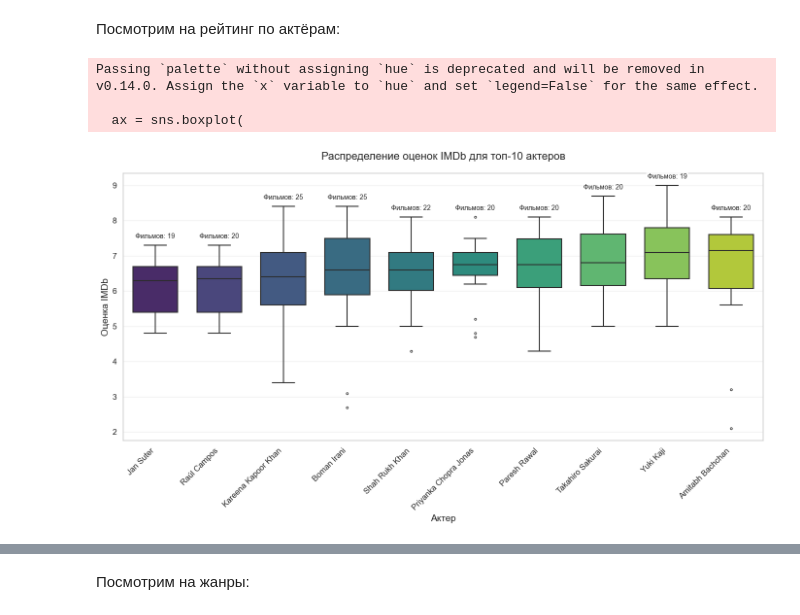
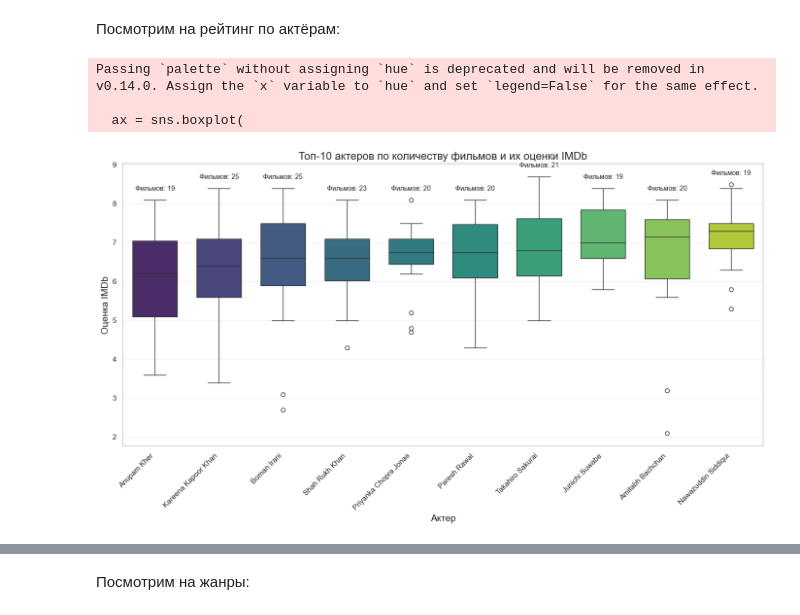
Before and after one commit to KiraMartuyshova/statprac25_Martyushova, a Jupyter notebook: Proekt.ipynb, the cells around one changed output, grey strips where cells are left out. Saved outputs shown, nothing was run; the diff lists cells and outputs as text; code cells hidden in the pictures.

```diff
--- a/Proekt.ipynb
+++ b/Proekt.ipynb
@@ -170,36 +187,27 @@ import seaborn as sns
 import matplotlib.pyplot as plt
 from matplotlib.lines import Line2D  # Для создания кастомных элементов легенды
 
-# Настройка стиля
 sns.set_theme(style="whitegrid", palette="husl")
-
-# Числовые признаки
-numeric_features = ["release_year", "runtime", "tmdb_popularity", "imdb_votes", "avg_actor_popularity", "num_actors"]
-
-# Создаем полотно
+numeric_features = ["release_year", "runtime", "tmdb_popularity", "imdb_votes", "avg_actor_popularity"]
 fig, axes = plt.subplots(len(numeric_features), 1, figsize=(10, 18), dpi=100)
 
 for i, feature in enumerate(numeric_features):
     ax = axes[i]
-
-    # Рисуем violin plot с квартилями
     sns.violinplot(
         x=titles_df[feature],
         ax=ax,
         inner="quartile",
         linewidth=1.5,
-        linecolor="green",  # Явно задаем цвет линий
+        linecolor="green",
     )
 
-    # Настройка заголовка и осей
     ax.set_title(f"Распределение '{feature}'", fontsize=12, pad=10, fontweight="bold")
     ax.set_xlabel("Значение", fontsize=10)
 
     # Логарифмическая шкала для некоторых признаков
-    if feature in ["imdb_votes", "tmdb_popularity", "num_actors"]:
+    if feature in ["imdb_votes", "tmdb_popularity"]:
         ax.set_xscale("log")
 
-    # Создаем кастомную легенду для квартилей
     legend_elements = [
         Line2D([0], [0], color='green', linestyle='--', lw=2,
                label='Квартили (Q1, Q2-медиана, Q3)'),
@@ -302,63 +311,52 @@ Passing `palette` without assigning `hue` is deprecated and will be removed in v
 # %% [markdown]
 Посмотрим на рейтинг по актёрам:
 # %%
-import pandas as pd
-import matplotlib.pyplot as plt
-import seaborn as sns
+# Получаем топ-10 актеров по количеству фильмов
+top_actors = credits_df[credits_df['role'] == 'ACTOR']['name'].value_counts().head(10)
+top_actor_names = top_actors.index
 
-actor_scores = pd.merge(
-    credits_df[['id', 'name']],
-    titles_df[['id', 'imdb_score']],
-    on='id',
-    how='left'
-).dropna()
+# Фильтруем только фильмы с этими актерами
+actor_movies = credits_df[(credits_df['name'].isin(top_actor_names)) & (credits_df['role'] == 'ACTOR')]
 
-TOP_N = 10
-top_actors = actor_scores['name'].value_counts().head(TOP_N).index
-filtered_actors = actor_scores[actor_scores['name'].isin(top_actors)]
+# Объединяем с оценками IMDb
+actor_scores = pd.merge(actor_movies[['id', 'name']],
+                       titles_df[['id', 'imdb_score']],
+                       on='id')
 
-actor_order = filtered_actors.groupby('name')['imdb_score'].median().sort_values().index
+# Сортируем по медианной оценке
+actor_order = actor_scores.groupby('name')['imdb_score'].median().sort_values().index
 
+# Строим boxplot
 plt.figure(figsize=(14, 8))
-sns.set_style("whitegrid")
-palette = sns.color_palette("husl", TOP_N)
-
 ax = sns.boxplot(
     x='name',
     y='imdb_score',
-    data=filtered_actors,
+    data=actor_scores,
     order=actor_order,
     palette="viridis",
-    width=0.7,
-    linewidth=1.5,
-    fliersize=3,
-    showmeans=False
+    width=0.7
 )
 
-counts = filtered_actors['name'].value_counts().loc[actor_order]
+# Добавляем подписи с количеством фильмов
 for i, actor in enumerate(actor_order):
-    count = counts[actor]
-    ax.text(
-        i,
-        filtered_actors[filtered_actors['name'] == actor]['imdb_score'].max() + 0.15,
-        f'Фильмов: {count}',
-        ha='center',
-        va='bottom',
-        fontsize=10,
-        bbox=dict(facecolor='white', alpha=0.8, edgecolor='none', pad=2)
-    )
+    count = top_actors[actor]
+    ax.text(i,
+            actor_scores[actor_scores['name'] == actor]['imdb_score'].max() + 0.2,
+            f'Фильмов: {count}',
+            ha='center',
+            va='bottom',
+            fontsize=10,
+            bbox=dict(facecolor='white', alpha=0.8, edgecolor='none', pad=2))
 
-plt.title(f'Распределение оценок IMDb для топ-{TOP_N} актеров', fontsize=16, pad=20)
+plt.title('Топ-10 актеров по количеству фильмов и их оценки IMDb', fontsize=16)
 plt.xlabel('Актер', fontsize=14)
 plt.ylabel('Оценка IMDb', fontsize=14)
-plt.xticks(rotation=45, ha='right', fontsize=12)
-plt.yticks(fontsize=12)
+plt.xticks(rotation=45, ha='right')
 plt.grid(axis='y', alpha=0.3)
-
 plt.tight_layout()
 plt.show()
 # %% [output]
 Passing `palette` without assigning `hue` is deprecated and will be removed in v0.14.0. Assign the `x` variable to `hue` and set `legend=False` for the same effect.
 
   ax = sns.boxplot(
-[figure, old version]
+[figure, new version]
```
Also changed, not shown: parts of 32 cells of this notebook.
